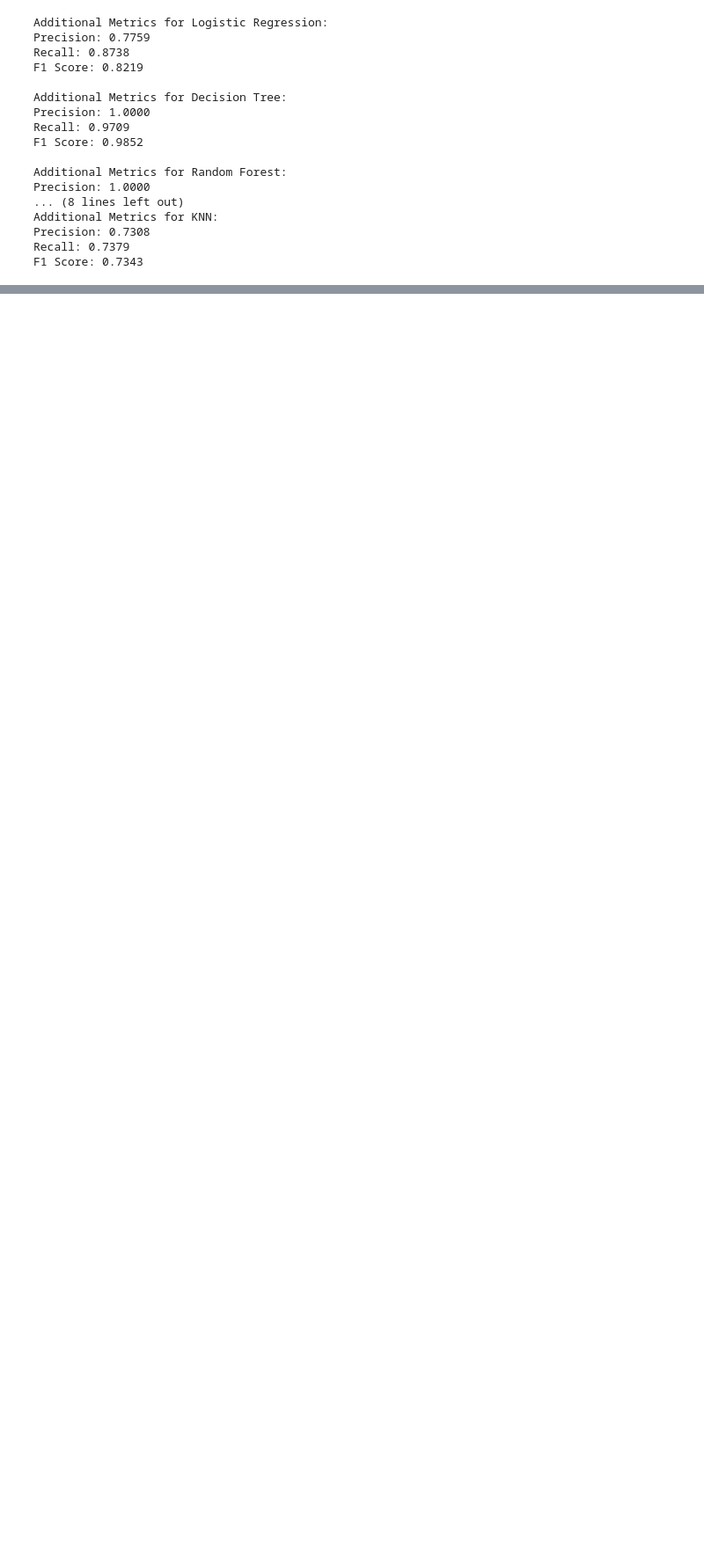
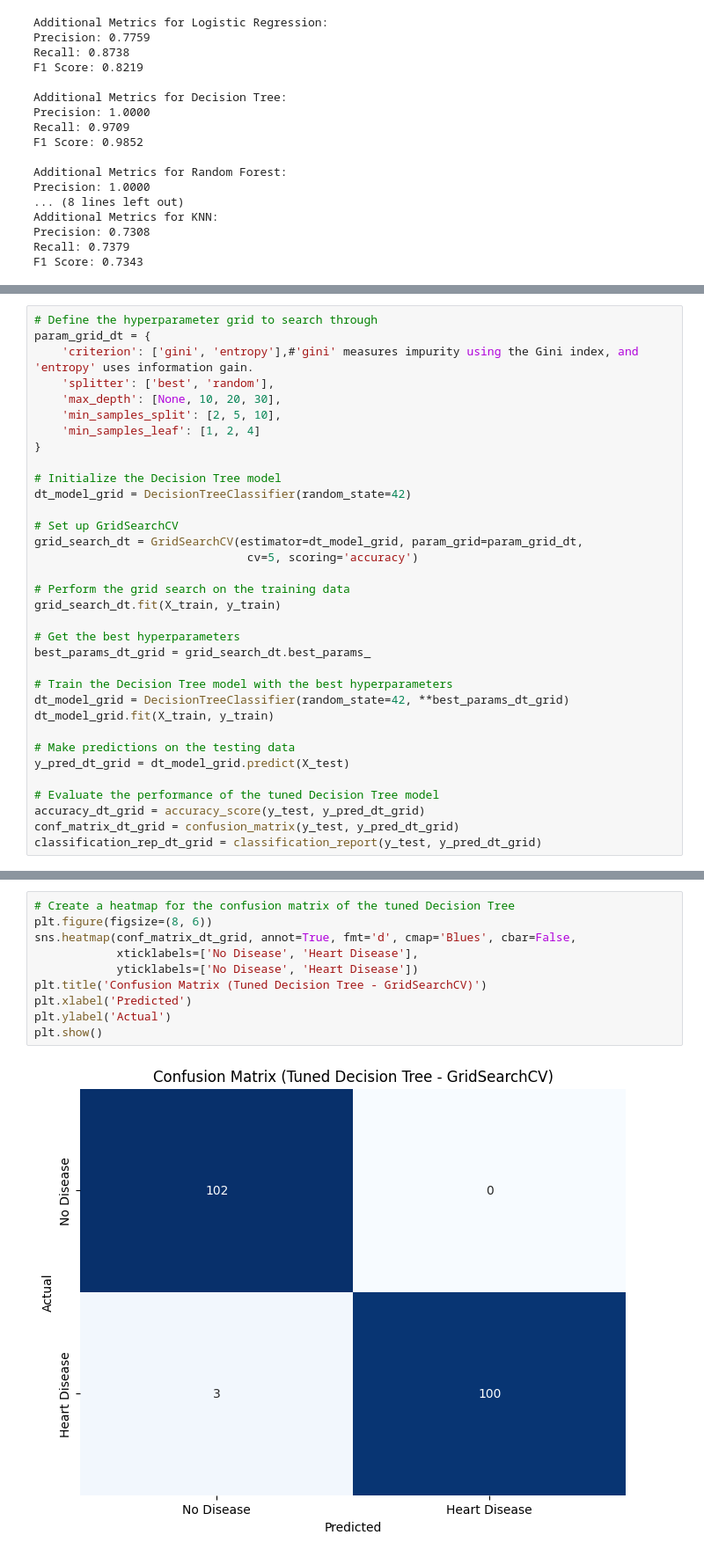
Before and after one commit to Viswajith-m/Heart-disease-prediction-ML, a Jupyter notebook: HD_prediction.ipynb, the cells around one changed output, grey strips where cells are left out. Shown at 88% size. Drawn from its saved outputs; the diff is of its cells as text; blank space fills up the shorter version.

```diff
--- a/HD_prediction.ipynb
+++ b/HD_prediction.ipynb
@@ -522,0 +688,34 @@ F1 Score: 0.7343
+# %%
+# Define the hyperparameter grid to search through
+param_grid_dt = {
+    'criterion': ['gini', 'entropy'],#'gini' measures impurity using the Gini index, and 'entropy' uses information gain.
+    'splitter': ['best', 'random'],
+    'max_depth': [None, 10, 20, 30],
+    'min_samples_split': [2, 5, 10],
+    'min_samples_leaf': [1, 2, 4]
+}
+
+# Initialize the Decision Tree model
+dt_model_grid = DecisionTreeClassifier(random_state=42)
+
+# Set up GridSearchCV
+grid_search_dt = GridSearchCV(estimator=dt_model_grid, param_grid=param_grid_dt,
+                               cv=5, scoring='accuracy')
+
+# Perform the grid search on the training data
+grid_search_dt.fit(X_train, y_train)
+
+# Get the best hyperparameters
+best_params_dt_grid = grid_search_dt.best_params_
+
+# Train the Decision Tree model with the best hyperparameters
+dt_model_grid = DecisionTreeClassifier(random_state=42, **best_params_dt_grid)
+dt_model_grid.fit(X_train, y_train)
+
+# Make predictions on the testing data
+y_pred_dt_grid = dt_model_grid.predict(X_test)
+
+# Evaluate the performance of the tuned Decision Tree model
+accuracy_dt_grid = accuracy_score(y_test, y_pred_dt_grid)
+conf_matrix_dt_grid = confusion_matrix(y_test, y_pred_dt_grid)
+classification_rep_dt_grid = classification_report(y_test, y_pred_dt_grid)
@@ -522,0 +741,12 @@ F1 Score: 0.7343
+# %%
+# Create a heatmap for the confusion matrix of the tuned Decision Tree
+plt.figure(figsize=(8, 6))
+sns.heatmap(conf_matrix_dt_grid, annot=True, fmt='d', cmap='Blues', cbar=False,
+            xticklabels=['No Disease', 'Heart Disease'],
+            yticklabels=['No Disease', 'Heart Disease'])
+plt.title('Confusion Matrix (Tuned Decision Tree - GridSearchCV)')
+plt.xlabel('Predicted')
+plt.ylabel('Actual')
+plt.show()
+# %% [output]
+[figure, added]
```
Also changed, not shown: parts of 21 cells of this notebook.
